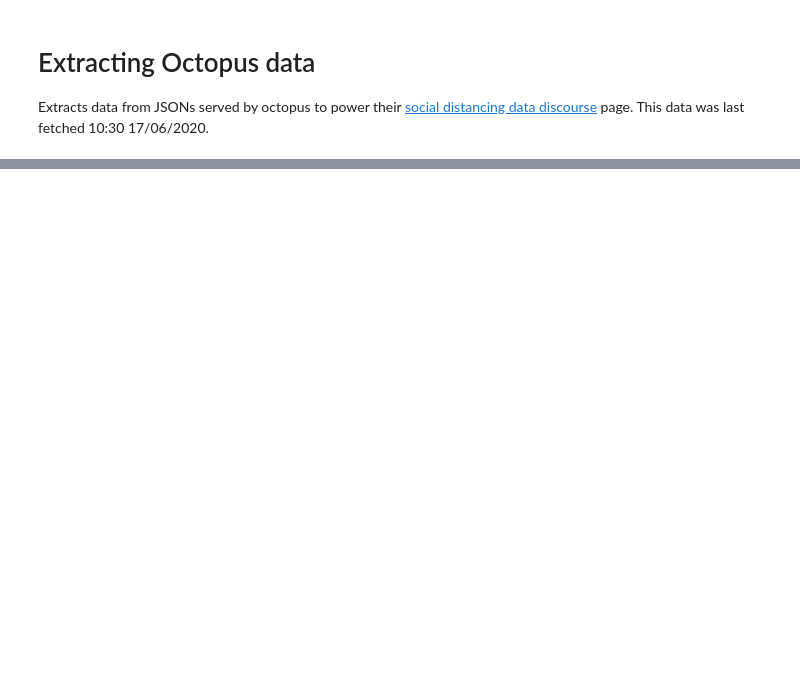
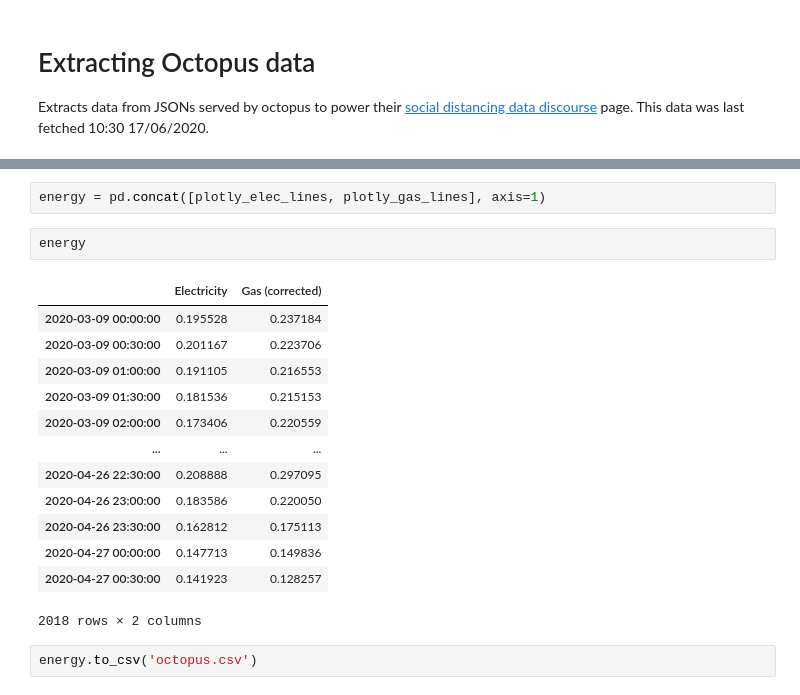
Before and after one commit to aricooperdavis/coronasaurus_NERCHackathonTwo_LearningFromLockdown, a Jupyter notebook: grid/octopus/octopus-plotly-extraction.ipynb, the cells around one changed output, grey strips where cells are left out. Saved outputs shown, nothing was run; the diff lists cells and outputs as text; blank space fills up the shorter version.

```diff
--- a/grid/octopus/octopus-plotly-extraction.ipynb
+++ b/grid/octopus/octopus-plotly-extraction.ipynb
@@ -40,0 +75,20 @@ plotly_elec_lines.plot()
+# %%
+energy = pd.concat([plotly_elec_lines, plotly_gas_lines], axis=1)
+# %%
+energy
+# %% [output]
+|  | Electricity | Gas (corrected) |
+| 2020-03-09 00:00:00 | 0.195528 | 0.237184 |
+| 2020-03-09 00:30:00 | 0.201167 | 0.223706 |
+| 2020-03-09 01:00:00 | 0.191105 | 0.216553 |
+| 2020-03-09 01:30:00 | 0.181536 | 0.215153 |
+| 2020-03-09 02:00:00 | 0.173406 | 0.220559 |
+| ... | ... | ... |
+| 2020-04-26 22:30:00 | 0.208888 | 0.297095 |
+| 2020-04-26 23:00:00 | 0.183586 | 0.220050 |
+| 2020-04-26 23:30:00 | 0.162812 | 0.175113 |
+| 2020-04-27 00:00:00 | 0.147713 | 0.149836 |
+| 2020-04-27 00:30:00 | 0.141923 | 0.128257 |
+2018 rows × 2 columns
+# %%
+energy.to_csv('octopus.csv')
```
Also changed, not shown: parts of 6 cells of this notebook, 5 other files.
